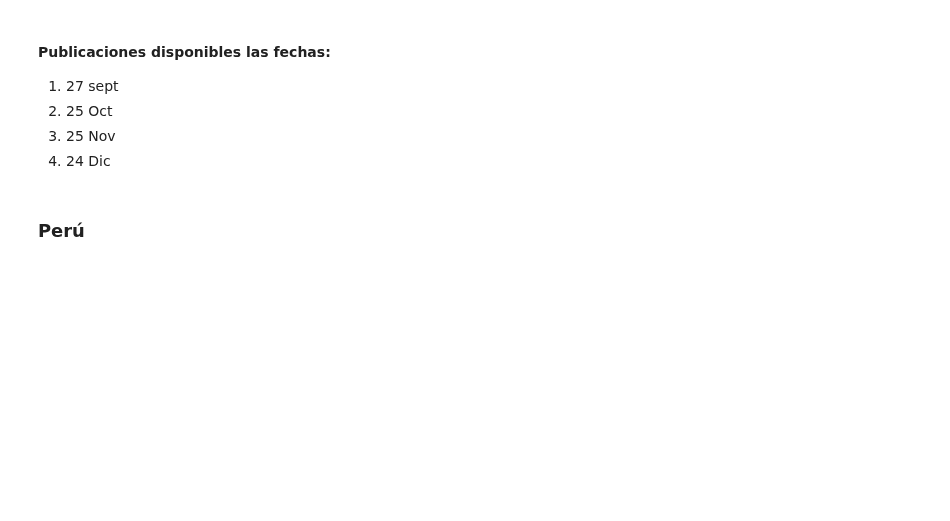
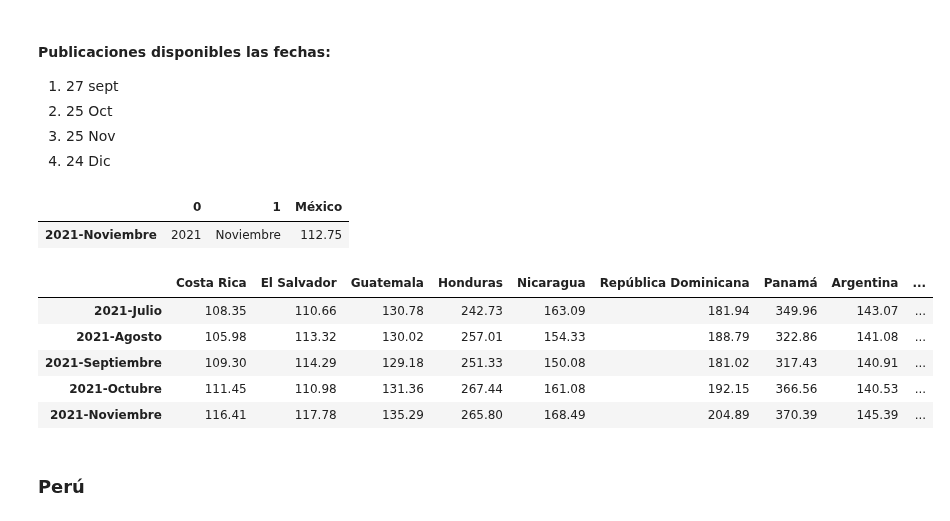
Before and after one commit to samyff12/LATAM, a Jupyter notebook: IMAE_LATAM.ipynb, the cells around one changed output. Saved outputs shown, nothing was run; the diff lists cells and outputs as text; code cells hidden in the pictures; blank space fills up the shorter version.

```diff
--- a/IMAE_LATAM.ipynb
+++ b/IMAE_LATAM.ipynb
@@ -249,15 +271,25 @@ mex.drop(0,inplace=True) # borramos primera fila
 mex[2] = round(mex[2].astype(float),2) # leyendo tasas de crecimiento en el formato numerico y redondeando
 mex[0] = mex[0].ffill()
 # %%
-mex[1] = mex[1].replace(['oR','oP','lR','lP','eR','eP'],['o','o','l','l','e','e'], regex=True) #limpiar superindices "Revisado" "Preliminar"
-mex[0] = mex[0].replace(['P','R'],['',''],regex=True) # limpiar preliminar de fecha
+mex[1] = mex[1].replace(['oR','oP','lR','lP','eR','eP',' '],['o','o','l','l','e','e',''], regex=True) #limpiar superindices "Revisado" "Preliminar"
+mex[0] = mex[0].replace(['P','R',' '],['','',''],regex=True) # limpiar preliminar de fecha
 mex.index = mex[0].astype('str') +"-"+ mex[1] #creamos indice para base de datos
 mex.columns = [*mex.columns[:-1], 'México'] # nombramos columna
 mex.dropna().tail(1) # mostrar ultimo valor no nulo
+# %% [output]
+|  | 0 | 1 | México |
+| 2021-Noviembre | 2021 | Noviembre | 112.75 |
 # %%
 imaela = round(pd.merge(imaela,mex['México'],how='left',left_index=True,right_index=True),2) # combinamos las series
 # %%
-imaela
+imaela.tail()
+# %% [output]
+|  | Costa Rica | El Salvador | Guatemala | Honduras | Nicaragua | República Dominicana | Panamá | Argentina | ... |
+| 2021-Julio | 108.35 | 110.66 | 130.78 | 242.73 | 163.09 | 181.94 | 349.96 | 143.07 | ... |
+| 2021-Agosto | 105.98 | 113.32 | 130.02 | 257.01 | 154.33 | 188.79 | 322.86 | 141.08 | ... |
+| 2021-Septiembre | 109.30 | 114.29 | 129.18 | 251.33 | 150.08 | 181.02 | 317.43 | 140.91 | ... |
+| 2021-Octubre | 111.45 | 110.98 | 131.36 | 267.44 | 161.08 | 192.15 | 366.56 | 140.53 | ... |
+| 2021-Noviembre | 116.41 | 117.78 | 135.29 | 265.80 | 168.49 | 204.89 | 370.39 | 145.39 | ... |
 # %%
 ## link excel
 #https://www.inegi.org.mx/contenidos/temas/economia/cn/igae/tabulados/ori/IGAE_1.xlsx       indice
```
Also changed, not shown: parts of 22 cells of this notebook.
